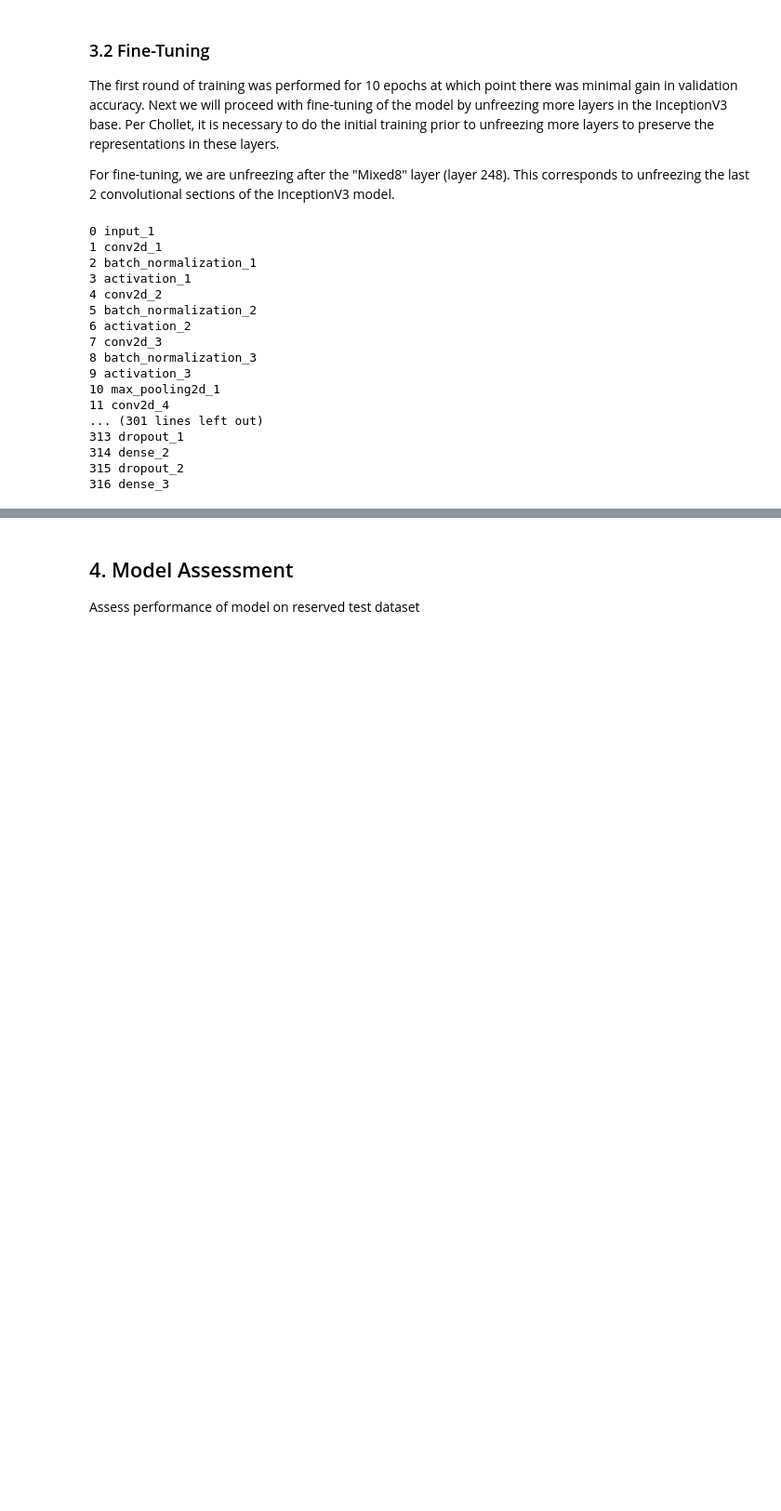
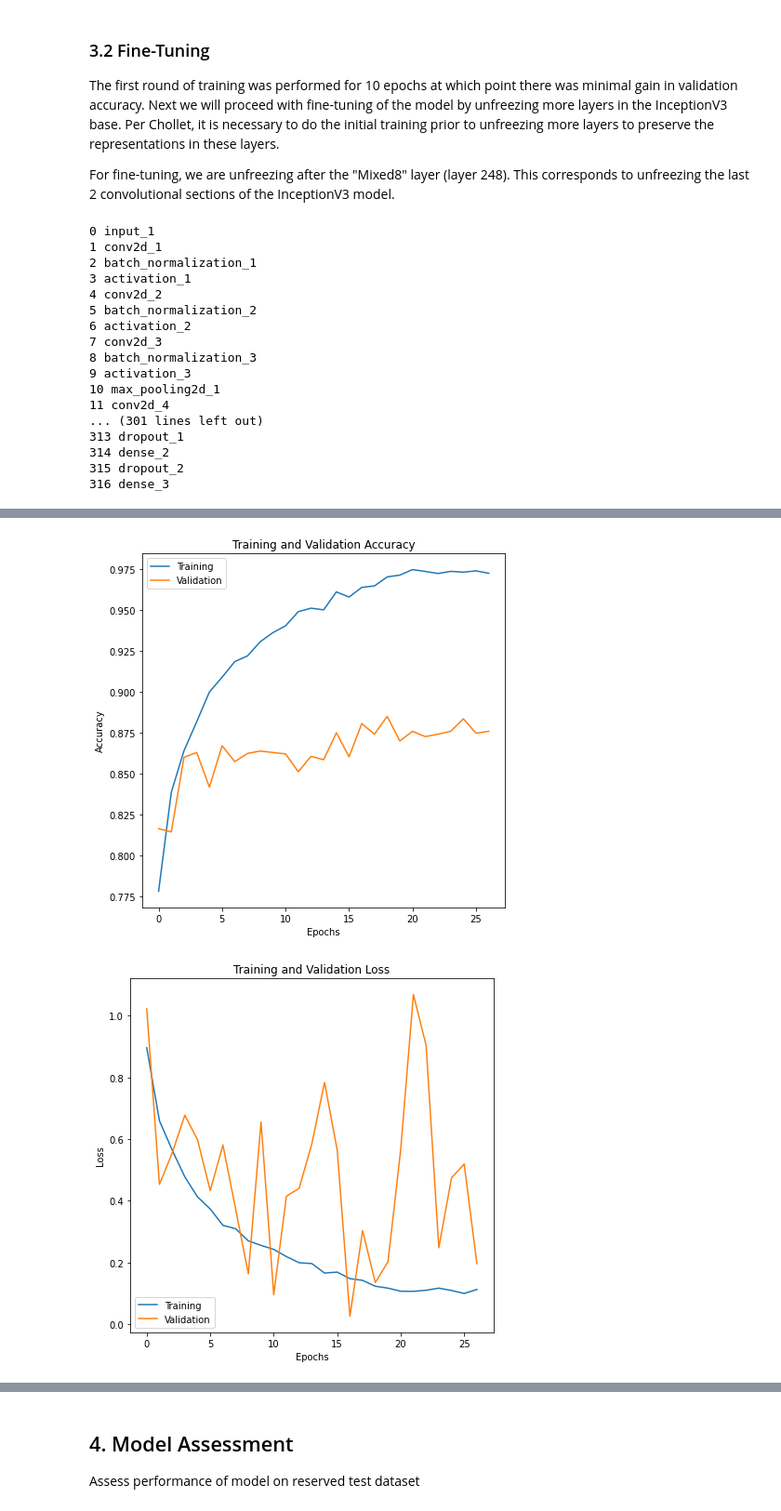
Before and after one commit to enndy6285/Track-My-Diet, a Jupyter notebook: tmd_model.ipynb, the cells around one changed output, grey strips where cells are left out. Shown at 93% size. Saved outputs shown, nothing was run; the diff lists cells and outputs as text; code cells hidden in the pictures; blank space fills up the shorter version.

```diff
--- a/tmd_model.ipynb
+++ b/tmd_model.ipynb
@@ -264,29 +265,32 @@ Epoch 14/100
 # %%
 # Plotting accuracy and validation during training epochs
 acc = history.history['accuracy']
 val_acc = history.history['val_accuracy']
 loss = history.history['loss']
 val_loss = history.history['val_loss']
 
 epochs = range(len(acc))
 
 plt.figure(figsize=(7,7))
 sns.lineplot(epochs, acc, label='Training')
 sns.lineplot(epochs, val_acc, label='Validation')
 plt.title('Training and Validation Accuracy')
-plt.xtitle('Epochs')
-plt.ytitle('Accuracy')
+plt.xlabel('Epochs')
+plt.ylabel('Accuracy')
 plt.legend()
 
 plt.figure(figsize=(7,7))
 sns.lineplot(epochs, loss, label='Training')
 sns.lineplot(epochs, val_loss, label='Validation')
 plt.title('Training and Validation Loss')
-plt.xtitle('Epochs')
-plt.ytitle('Loss')
+plt.xlabel('Epochs')
+plt.ylabel('Loss')
 plt.legend()
 
 plt.show()
+# %% [output]
+[figure, added]
+[figure, added]
 # %%
 # Save model
 model.save('/content/drive/My Drive/Colab Notebooks/data/model_cat2')
```
Also changed, not shown: parts of 12 cells of this notebook, 1 other file.
